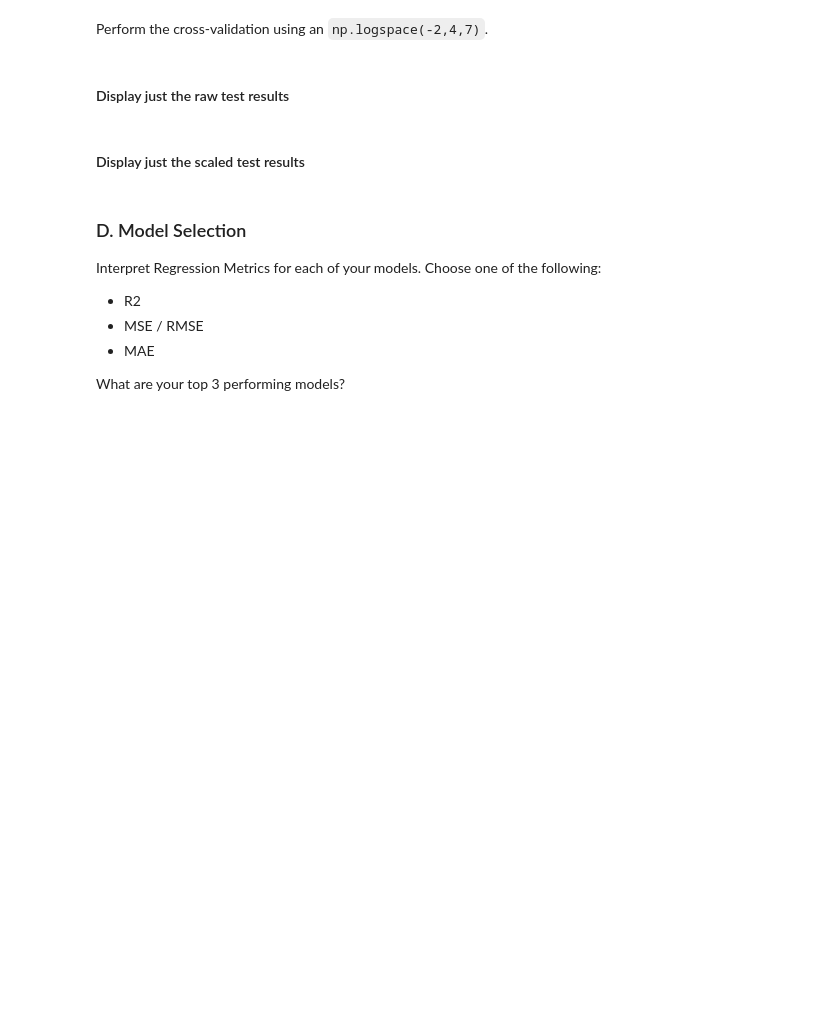
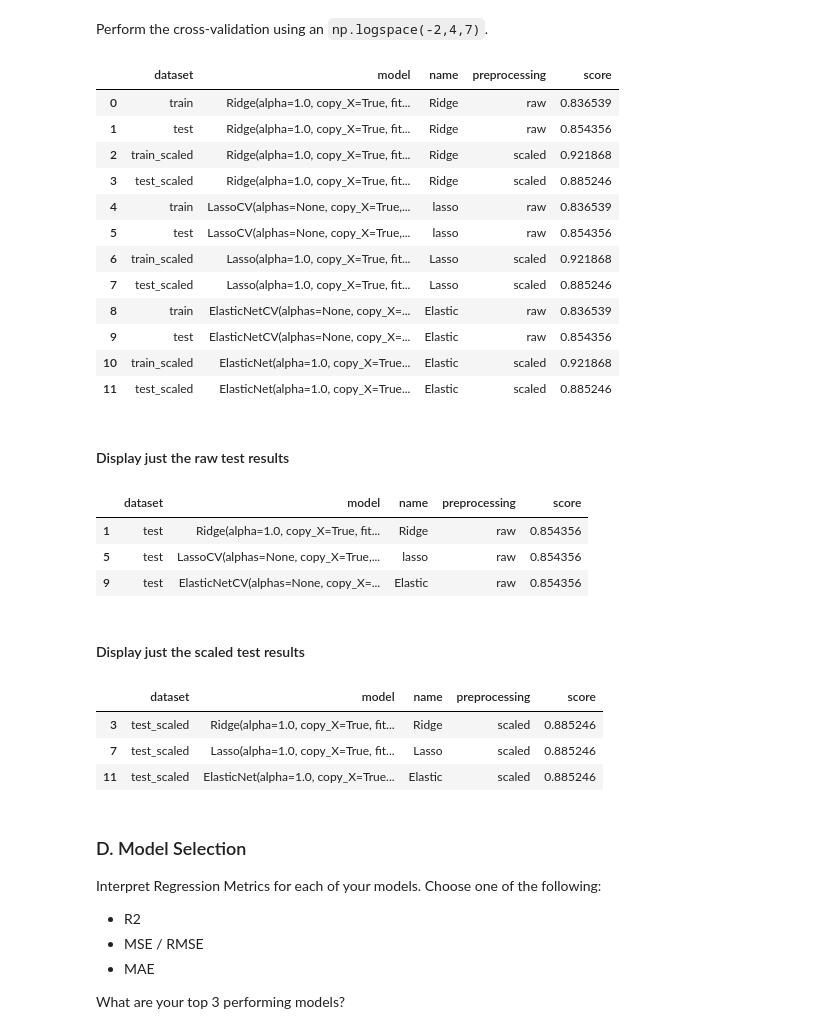
Before and after one commit to Uyentruong236/Ames_Housing, a Jupyter notebook: ipynb/project_2_starter.ipynb, the cells around one changed output. Drawn from its saved outputs; the diff is of its cells as text; code cells hidden in the pictures; blank space fills up the shorter version.

```diff
--- a/ipynb/project_2_starter.ipynb
+++ b/ipynb/project_2_starter.ipynb
@@ -892,7 +956,73 @@ alpha = np.logspace(-2,4,7)
+# %%
+
+Elastic = ElasticNetCV()
+Elastic.fit(X_train, y_train)
+Elastic_raw_score = cross_val_score(Elastic, X_train, y_train)
+Elastic_test_score = cross_val_score(Elastic, X_test, y_test)
+
+cv_results.append({'name':'Elastic',
+                'model':Elastic,
+                'dataset' : 'train',
+                'preprocessing': 'raw',
+                'score': raw_train_score})
+cv_results.append({'name':'Elastic',
+                'model':Elastic,
+                'dataset' : 'test',
+                'preprocessing': 'raw',
+                'score': raw_test_score})
+
+Elastic = ElasticNetCV()
+Elastic.fit(X_train, y_train)
+Elastic_scaled_score = cross_val_score(Elastic, X_train_scaled, y_train)
+Elastic_test_score = cross_val_score(Elastic, X_test_scaled, y_test)
+
+cv_results.append({'name':'Elastic',
+                'model':Elastic_scaled,
+                'dataset' : 'train_scaled',
+                'preprocessing': 'scaled',
+                'score': scaled_train_score})
+cv_results.append({'name':'Elastic',
+                'model':Elastic_scaled,
+                'dataset' : 'test_scaled',
+                'preprocessing': 'scaled',
+                'score': scaled_test_score})
+# %%
+cv_df = pd.DataFrame(cv_results)
+cv_df
+# %% [output]
+|  | dataset | model | name | preprocessing | score |
+| 0 | train | Ridge(alpha=1.0, copy_X=True, fit... | Ridge | raw | 0.836539 |
+| 1 | test | Ridge(alpha=1.0, copy_X=True, fit... | Ridge | raw | 0.854356 |
+| 2 | train_scaled | Ridge(alpha=1.0, copy_X=True, fit... | Ridge | scaled | 0.921868 |
+| 3 | test_scaled | Ridge(alpha=1.0, copy_X=True, fit... | Ridge | scaled | 0.885246 |
+| 4 | train | LassoCV(alphas=None, copy_X=True,... | lasso | raw | 0.836539 |
+| 5 | test | LassoCV(alphas=None, copy_X=True,... | lasso | raw | 0.854356 |
+| 6 | train_scaled | Lasso(alpha=1.0, copy_X=True, fit... | Lasso | scaled | 0.921868 |
+| 7 | test_scaled | Lasso(alpha=1.0, copy_X=True, fit... | Lasso | scaled | 0.885246 |
+| 8 | train | ElasticNetCV(alphas=None, copy_X=... | Elastic | raw | 0.836539 |
+| 9 | test | ElasticNetCV(alphas=None, copy_X=... | Elastic | raw | 0.854356 |
+| 10 | train_scaled | ElasticNet(alpha=1.0, copy_X=True... | Elastic | scaled | 0.921868 |
+| 11 | test_scaled | ElasticNet(alpha=1.0, copy_X=True... | Elastic | scaled | 0.885246 |
 # %% [markdown]
 #### Display just the raw test results
+# %%
+cv_df[(results_df.preprocessing == 'raw') &
+           (results_df.dataset == 'test')]
+# %% [output]
+|  | dataset | model | name | preprocessing | score |
+| 1 | test | Ridge(alpha=1.0, copy_X=True, fit... | Ridge | raw | 0.854356 |
+| 5 | test | LassoCV(alphas=None, copy_X=True,... | lasso | raw | 0.854356 |
+| 9 | test | ElasticNetCV(alphas=None, copy_X=... | Elastic | raw | 0.854356 |
 # %% [markdown]
 #### Display just the scaled test results
+# %%
+cv_df[(results_df.preprocessing == 'scaled') &
+           (results_df.dataset == 'test_scaled')]
+# %% [output]
+|  | dataset | model | name | preprocessing | score |
+| 3 | test_scaled | Ridge(alpha=1.0, copy_X=True, fit... | Ridge | scaled | 0.885246 |
+| 7 | test_scaled | Lasso(alpha=1.0, copy_X=True, fit... | Lasso | scaled | 0.885246 |
+| 11 | test_scaled | ElasticNet(alpha=1.0, copy_X=True... | Elastic | scaled | 0.885246 |
 # %% [markdown]
 ### D. Model Selection
 
```
Also changed, not shown: parts of 3 cells of this notebook.
